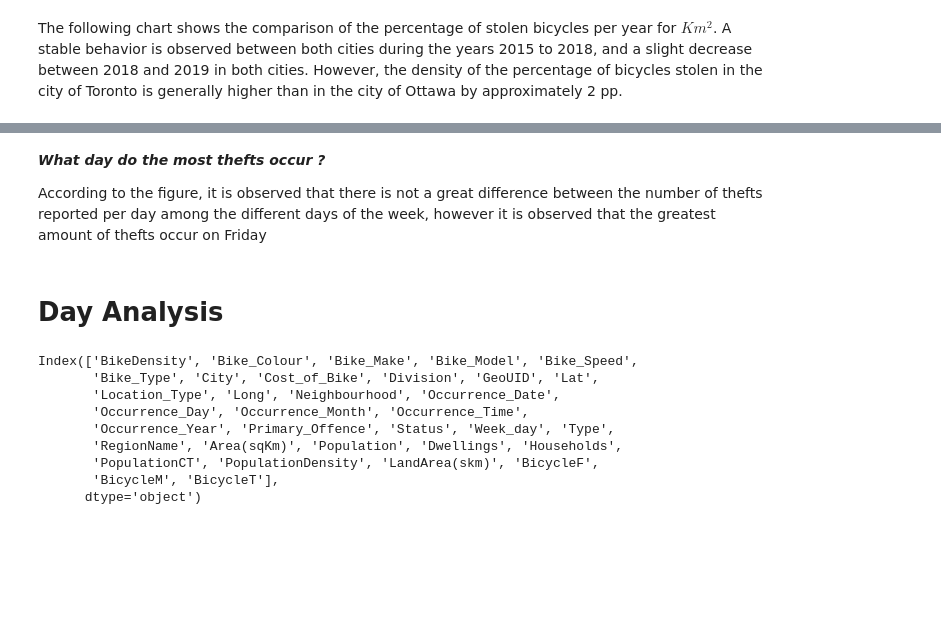
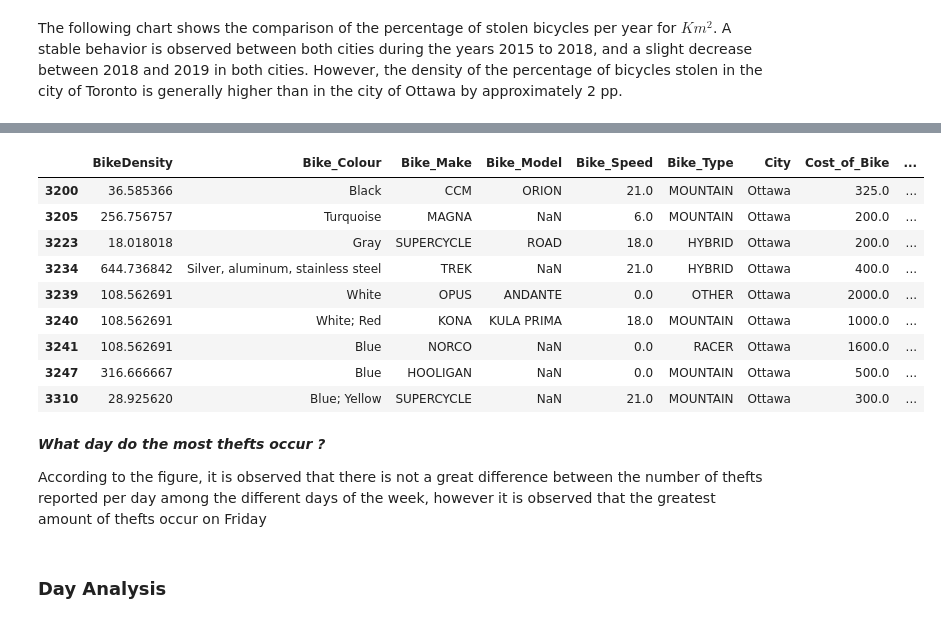
Before and after one commit to TEAM-IMT/bikes-theft-model, a Jupyter notebook: Codigos/Statistics_Census.ipynb, the cells around one changed output, grey strips where cells are left out. Cells and saved outputs as stored; diff of their text form; code cells hidden in the pictures; blank space fills up the shorter version.

```diff
--- a/Codigos/Statistics_Census.ipynb
+++ b/Codigos/Statistics_Census.ipynb
@@ -895,0 +953,4 @@ CT_AllCity
+# %%
+City=CityJoint_2014[CityJoint_2014['City']=='Ottawa']
+fig=px.pie(data_frame=City,names='Status',title='Theft status')
+fig.show()
@@ -896,7 +959,20 @@ CT_AllCity
+# %%
+City
+# %% [output]
+|  | BikeDensity | Bike_Colour | Bike_Make | Bike_Model | Bike_Speed | Bike_Type | City | Cost_of_Bike | ... |
+| 3200 | 36.585366 | Black | CCM | ORION | 21.0 | MOUNTAIN | Ottawa | 325.0 | ... |
+| 3205 | 256.756757 | Turquoise | MAGNA | NaN | 6.0 | MOUNTAIN | Ottawa | 200.0 | ... |
+| 3223 | 18.018018 | Gray | SUPERCYCLE | ROAD | 18.0 | HYBRID | Ottawa | 200.0 | ... |
+| 3234 | 644.736842 | Silver, aluminum, stainless steel | TREK | NaN | 21.0 | HYBRID | Ottawa | 400.0 | ... |
+| 3239 | 108.562691 | White | OPUS | ANDANTE | 0.0 | OTHER | Ottawa | 2000.0 | ... |
+| 3240 | 108.562691 | White; Red | KONA | KULA PRIMA | 18.0 | MOUNTAIN | Ottawa | 1000.0 | ... |
+| 3241 | 108.562691 | Blue | NORCO | NaN | 0.0 | RACER | Ottawa | 1600.0 | ... |
+| 3247 | 316.666667 | Blue | HOOLIGAN | NaN | 0.0 | MOUNTAIN | Ottawa | 500.0 | ... |
+| 3310 | 28.925620 | Blue; Yellow | SUPERCYCLE | NaN | 21.0 | MOUNTAIN | Ottawa | 300.0 | ... |
 # %% [markdown]
 ***What day do the most thefts occur ?***
 
 According to the figure, it is observed that there is not a great difference between the number of thefts reported per day among the different days of the week, however it is observed that the greatest amount of thefts occur on Friday
 # %% [markdown]
-# Day Analysis
+### Day Analysis
 # %%
@@ -909,12 +984,0 @@ CityJoint_2019Full = pd.read_csv('/content/gdrive/My Drive/IMT Atlantique/Data S
-# %%
-CityJoint_2014Full.columns
-# %% [output]
-Index(['BikeDensity', 'Bike_Colour', 'Bike_Make', 'Bike_Model', 'Bike_Speed',
-       'Bike_Type', 'City', 'Cost_of_Bike', 'Division', 'GeoUID', 'Lat',
-       'Location_Type', 'Long', 'Neighbourhood', 'Occurrence_Date',
-       'Occurrence_Day', 'Occurrence_Month', 'Occurrence_Time',
-       'Occurrence_Year', 'Primary_Offence', 'Status', 'Week_day', 'Type',
-       'RegionName', 'Area(sqKm)', 'Population', 'Dwellings', 'Households',
-       'PopulationCT', 'PopulationDensity', 'LandArea(skm)', 'BicycleF',
-       'BicycleM', 'BicycleT'],
-      dtype='object')
```
Also changed, not shown: parts of 50 cells of this notebook.
